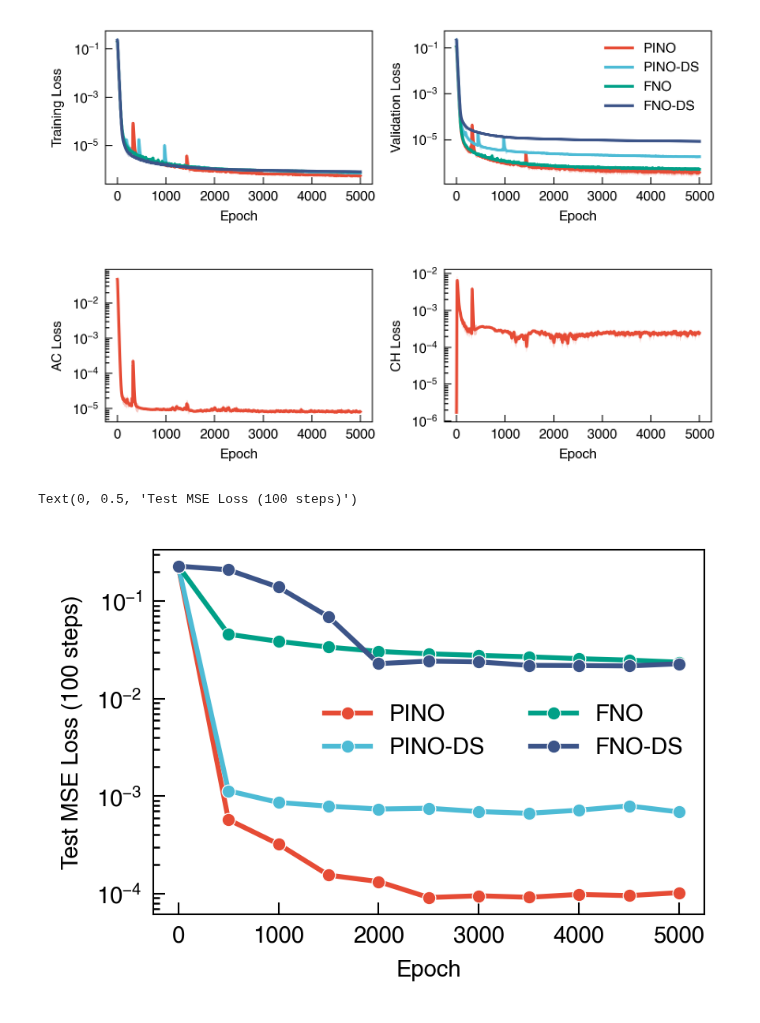
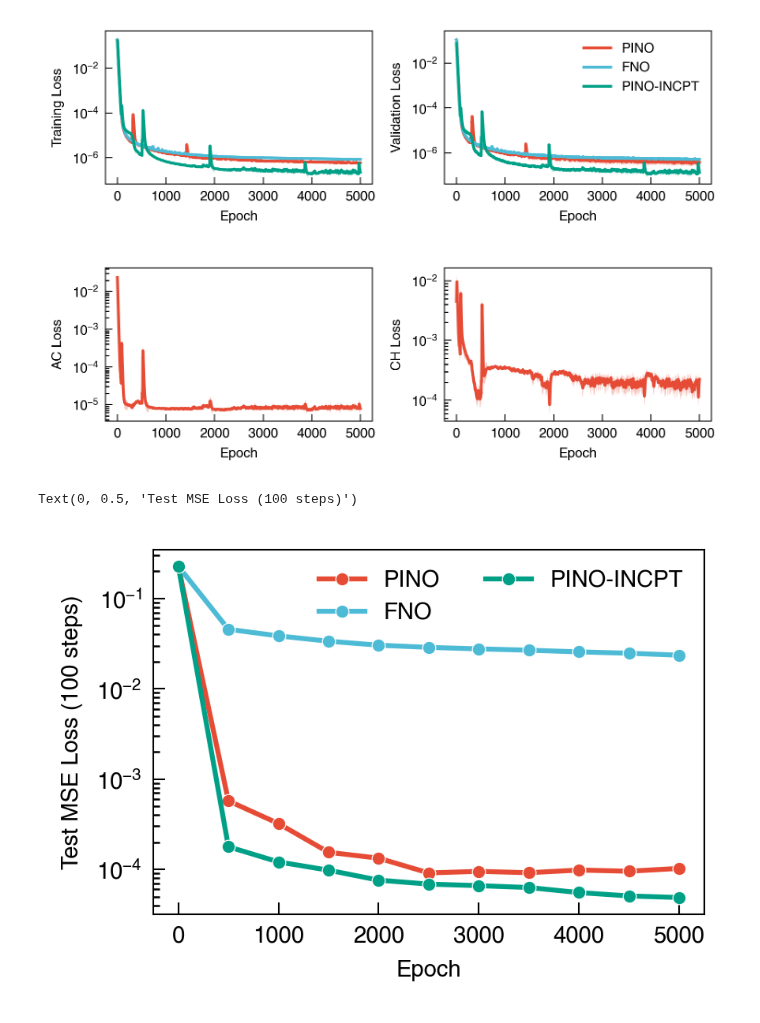
Before and after one commit to NanxiiChen/PF-PINO, a Jupyter notebook: corrosion2d/compare.ipynb, the cells around one changed output. Cells and saved outputs as stored; diff of their text form; code cells hidden in the pictures.

```diff
--- a/corrosion2d/compare.ipynb
+++ b/corrosion2d/compare.ipynb
@@ -51,16 +51,18 @@ rcParams.update({
 # read csv loss
 import pandas as pd
 save_dir_pino = "/root/autodl-tmp/runs2d/FNO-PI/"
-save_dir_pino_ds2 = "/root/autodl-tmp/runs2d/FNO-DS2-PI/"
+# save_dir_pino_ds2 = "/root/autodl-tmp/runs2d/FNO-DS2-PI/"
 save_dir_fno = "/root/autodl-tmp/runs2d/FNO/"
-save_dir_fno_ds2 = "/root/autodl-tmp/runs2d/FNO-DS2/"
+save_dir_pino_in = "/root/autodl-tmp/runs2d/FNO-PI-IN/"
+# save_dir_fno_ds2 = "/root/autodl-tmp/runs2d/FNO-DS2/"
 # save_dir_unet = "./corrosion2d/runs/UNET/"
 # save_dir_fcn = "./corrosion2d/runs/FCN/"
 dirs = [
     (save_dir_pino, "PINO"),
-    (save_dir_pino_ds2, "PINO-DS"),
+    # (save_dir_pino_ds2, "PINO-DS"),
     (save_dir_fno, "FNO"),
-    (save_dir_fno_ds2, "FNO-DS"),
+    (save_dir_pino_in, "PINO-INCPT"), # inception-enhanced PINO
+    # (save_dir_fno_ds2, "FNO-DS"),
     # (save_dir_unet, "UNet"),
     # (save_dir_fcn, "FCN"),
 ]
@@ -83,34 +85,34 @@ def smooth_and_ci_ewma(series, alpha=0.1):
     ci = np.minimum(1.96 * ewm_std, 0.3 * np.abs(ewm_mean))
 
     return ewm_mean, ci
 
 
 fig, axes = plt.subplots(1, 2, figsize=(5.0, 1.6),)
 for idx, (dir_path, model_name) in enumerate(dirs):
     loss_df = pd.read_csv(os.path.join(dir_path, "logs.csv"))
 
     ax = axes[0]
     # ax.plot(loss_df["Epoch"], loss_df["TrainLoss"], label=model_name)
     avg, ci = smooth_and_ci_ewma(loss_df["TrainLoss"].values, alpha=0.1)
     ax.plot(loss_df["Epoch"], avg, label=model_name)
     ax.fill_between(loss_df["Epoch"], avg - ci, avg + ci, alpha=0.3)
     ax.set_yscale("log")
     ax.set_xlabel("Epoch")
     ax.set_ylabel("Training Loss")
 
     ax = axes[1]
     # ax.plot(loss_df["Epoch"], loss_df["ValidLoss"], label=model_name)
     avg, ci = smooth_and_ci_ewma(loss_df["ValidLoss"].values, alpha=0.1)
     ax.plot(loss_df["Epoch"], avg, label=model_name)
     ax.fill_between(loss_df["Epoch"], avg - ci, avg + ci, alpha=0.3)
     ax.set_yscale("log")
     ax.set_xlabel("Epoch")
     ax.set_ylabel("Validation Loss")
 
     ax.legend()
 fig.tight_layout()
 # %% [output]
-[figure, old version]
+[figure, new version]
 # %%
 def smooth_and_ci_ewma(series, alpha=0.1):
     """使用指数加权移动平均，对异常值不敏感"""
@@ -132,7 +134,7 @@ def smooth_and_ci_ewma(series, alpha=0.1):
     return ewm_mean, ci
 
 fig, axes = plt.subplots(nrows=1, ncols=2, figsize=(5, 1.6))
-pino_loss_df = pd.read_csv(os.path.join(save_dir_pino, "logs.csv"))
+pino_loss_df = pd.read_csv(os.path.join(save_dir_pino_in, "logs.csv"))
 
 ax = axes[0]
 mean, ci = smooth_and_ci_ewma(pino_loss_df["ACLoss"].values, alpha=0.1)
@@ -152,7 +154,7 @@ ax.set_ylabel("CH Loss")
 
 fig.tight_layout()
 # %% [output]
-[figure, old version]
+[figure, new version]
 # %%
 # test_df_fno = pd.read_csv(os.path.join(save_dir_fno, "test_logs.csv"))
 # test_df_pino = pd.read_csv(os.path.join(save_dir_pino, "test_logs.csv"))
@@ -180,7 +182,7 @@ ax.set_ylabel("Test MSE Loss (100 steps)")
 # print("Final PINO Test MSE:", test_df_pino["TestMSE"].values[-1])
 # %% [output]
 Text(0, 0.5, 'Test MSE Loss (100 steps)')
-[figure, old version]
+[figure, new version]
 # %%
 def plot_mean_with_std(ax, data, color, label):
     mean = jnp.mean(data, axis=0)
```
Also changed, not shown: parts of 1 cell of this notebook, 8 other files.
